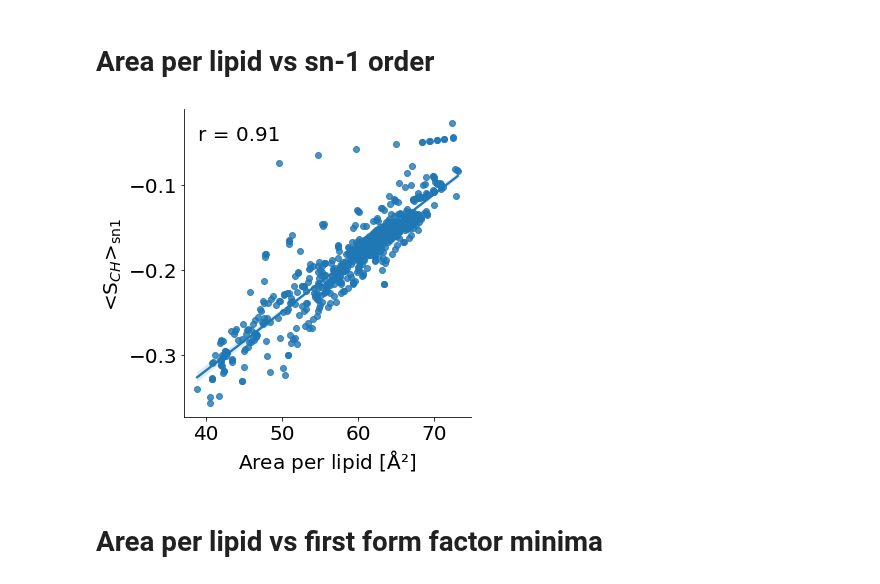
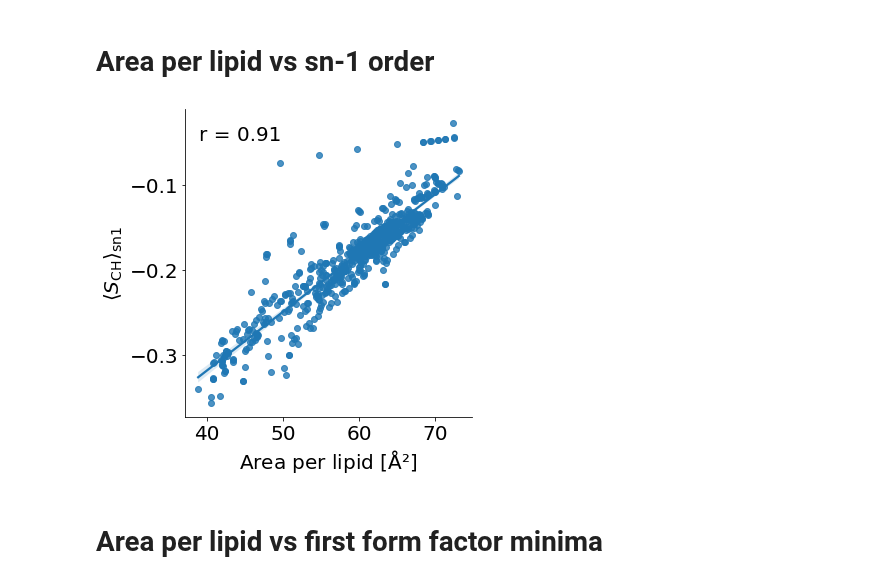
Before and after one commit to NMRLipids/DataBankManuscript, a Jupyter notebook: scripts/AreaPerLipidAndThicknessCorrelations.ipynb, the cells around one changed output. Cells and saved outputs as stored; diff of their text form; code cells hidden in the pictures.

```diff
--- a/scripts/AreaPerLipidAndThicknessCorrelations.ipynb
+++ b/scripts/AreaPerLipidAndThicknessCorrelations.ipynb
@@ -385,26 +385,26 @@ plt.savefig('../figures/APLvsTHICKNESS.pdf')
 # %%
 sn.lmplot(x="APL", y="sn1op", data=df);
 x = data['APL']
 y = data['sn1op']
 r, p = scipy.stats.pearsonr(x, y)
 p_stars = ''
 #if p <= 0.05:
 #    p_stars = '*'
 #if p <= 0.01:
 #    p_stars = '**'
 #if p <= 0.001:
 #    p_stars = '***'
 
 ax = plt.gca()
 ax.annotate('r = {:.2f} '.format(r) + p_stars,
               xy=(0.05, 0.9), xycoords=ax.transAxes, fontsize = 20)
 ax.set_xlabel('Area per lipid [Å$²$]',  fontsize = 20)
-ax.set_ylabel('<S$_{CH}$>$_{\mathrm{sn1}}$',  fontsize = 20)
+ax.set_ylabel('$\langle S_\mathrm{CH} \\rangle_{\mathrm{sn1}}$',  fontsize = 20)
 ax.tick_params(axis='x', labelsize = 20)
 ax.tick_params(axis='y', labelsize = 20)
 plt.savefig('../figures/sn1OPvsAPL.pdf')
 # %% [output]
-[figure, old version]
+[figure, new version]
 # %% [markdown]
 # Area per lipid vs first form factor minima
 # %%
```
Also changed, not shown: parts of 5 cells of this notebook, 2 other files.
